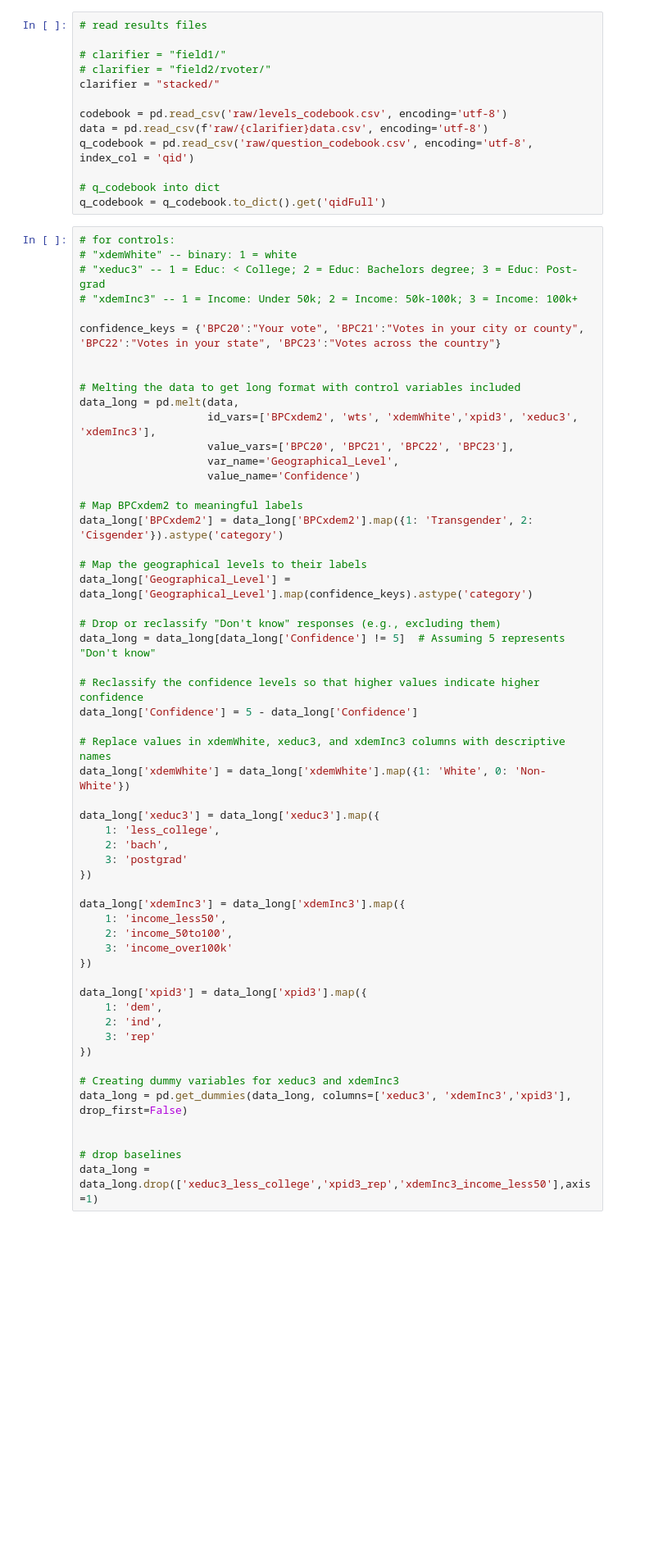
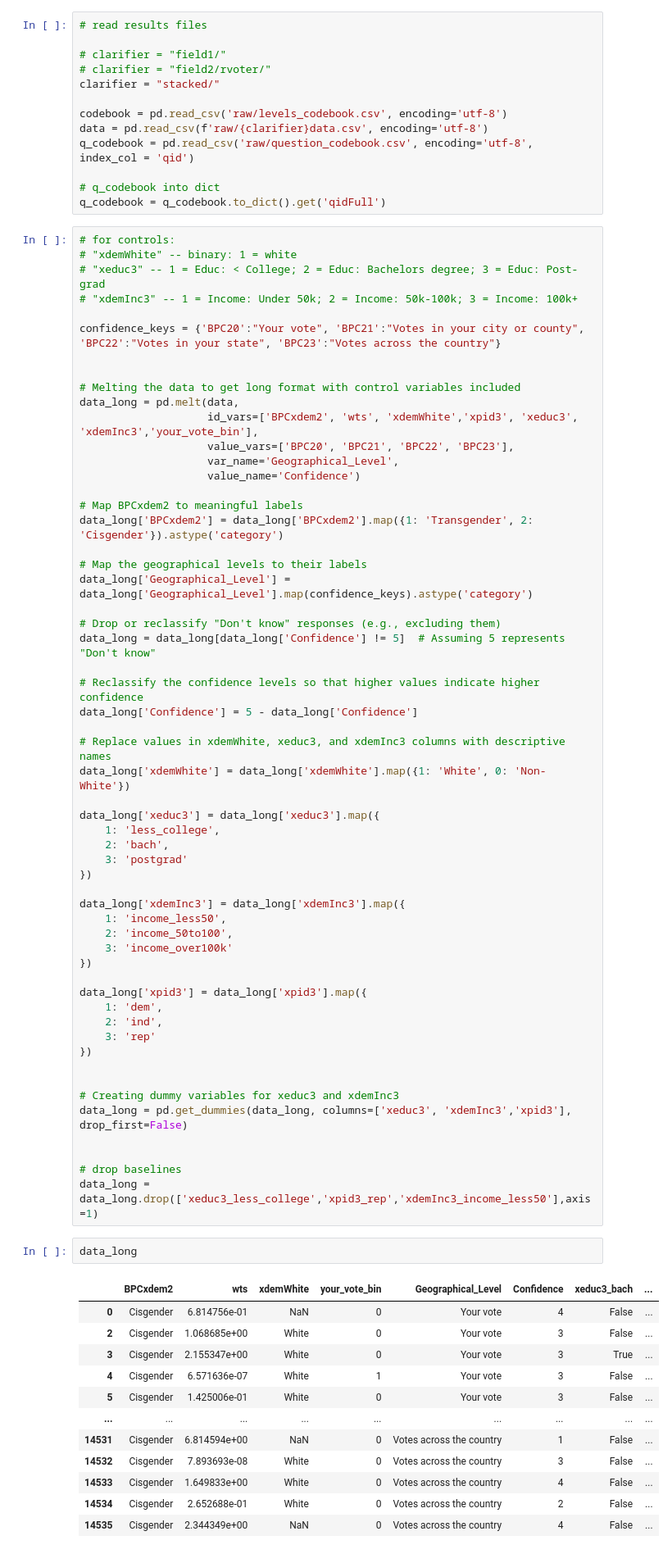
Before and after one commit to Bipartisan-Policy-Center/bpc-election-information-surveys, a Jupyter notebook: 2024/statistical_tests.ipynb, the cells around one changed output. Shown: that part at 82% size. Drawn from its saved outputs; the diff is of its cells as text; blank space fills up the shorter version.

```diff
--- a/2024/statistical_tests.ipynb
+++ b/2024/statistical_tests.ipynb
@@ -35,7 +35,7 @@ confidence_keys = {'BPC20':"Your vote", 'BPC21':"Votes in your city or county",
 
 # Melting the data to get long format with control variables included
 data_long = pd.melt(data,
-                    id_vars=['BPCxdem2', 'wts', 'xdemWhite','xpid3', 'xeduc3', 'xdemInc3'],
+                    id_vars=['BPCxdem2', 'wts', 'xdemWhite','xpid3', 'xeduc3', 'xdemInc3','your_vote_bin'],
                     value_vars=['BPC20', 'BPC21', 'BPC22', 'BPC23'],
                     var_name='Geographical_Level',
                     value_name='Confidence')
@@ -73,9 +73,25 @@ data_long['xpid3'] = data_long['xpid3'].map({
     3: 'rep'
 })
 
+
 # Creating dummy variables for xeduc3 and xdemInc3
 data_long = pd.get_dummies(data_long, columns=['xeduc3', 'xdemInc3','xpid3'], drop_first=False)
 
 
 # drop baselines
 data_long = data_long.drop(['xeduc3_less_college','xpid3_rep','xdemInc3_income_less50'],axis=1)
+# %%
+data_long
+# %% [output]
+|  | BPCxdem2 | wts | xdemWhite | your_vote_bin | Geographical_Level | Confidence | xeduc3_bach | ... |
+| 0 | Cisgender | 6.814756e-01 | NaN | 0 | Your vote | 4 | False | ... |
+| 2 | Cisgender | 1.068685e+00 | White | 0 | Your vote | 3 | False | ... |
+| 3 | Cisgender | 2.155347e+00 | White | 0 | Your vote | 3 | True | ... |
+| 4 | Cisgender | 6.571636e-07 | White | 1 | Your vote | 3 | False | ... |
+| 5 | Cisgender | 1.425006e-01 | White | 0 | Your vote | 3 | False | ... |
+| ... | ... | ... | ... | ... | ... | ... | ... | ... |
+| 14531 | Cisgender | 6.814594e+00 | NaN | 0 | Votes across the country | 1 | False | ... |
+| 14532 | Cisgender | 7.893693e-08 | White | 0 | Votes across the country | 3 | False | ... |
+| 14533 | Cisgender | 1.649833e+00 | White | 0 | Votes across the country | 4 | False | ... |
+| 14534 | Cisgender | 2.652688e-01 | White | 0 | Votes across the country | 2 | False | ... |
+| 14535 | Cisgender | 2.344349e+00 | NaN | 0 | Votes across the country | 4 | False | ... |
```
Also changed, not shown: parts of 6 cells of this notebook.
